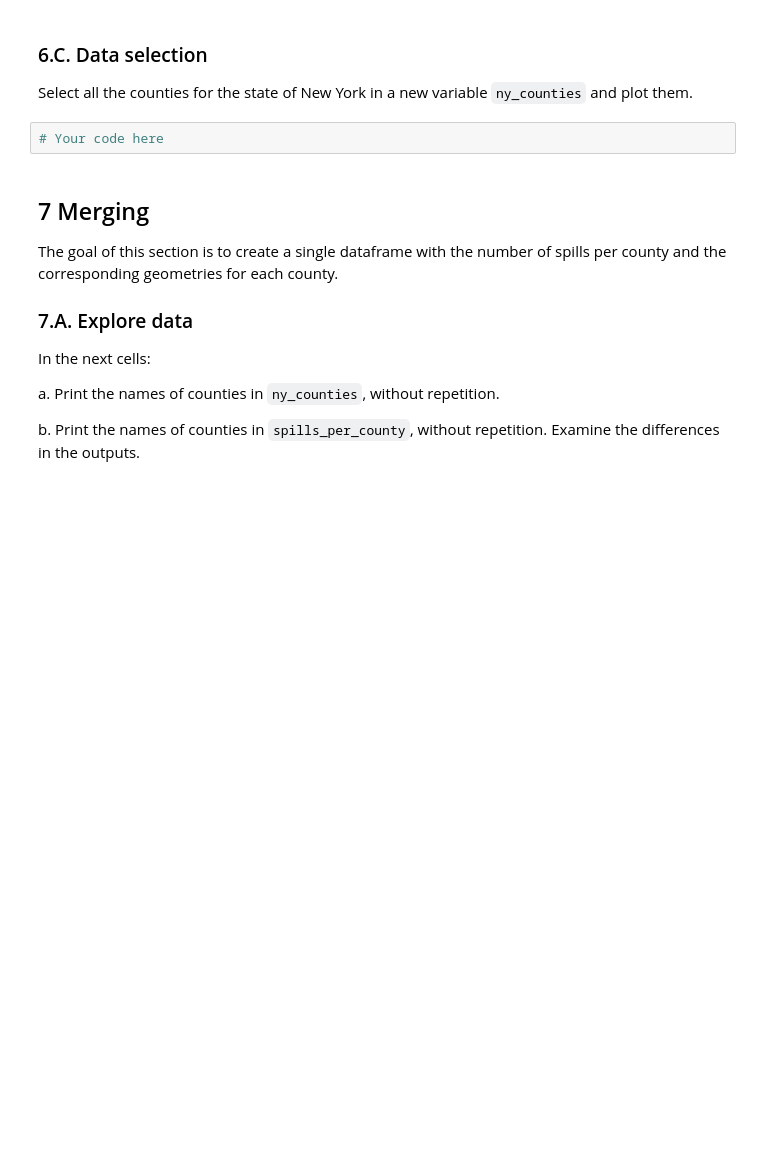
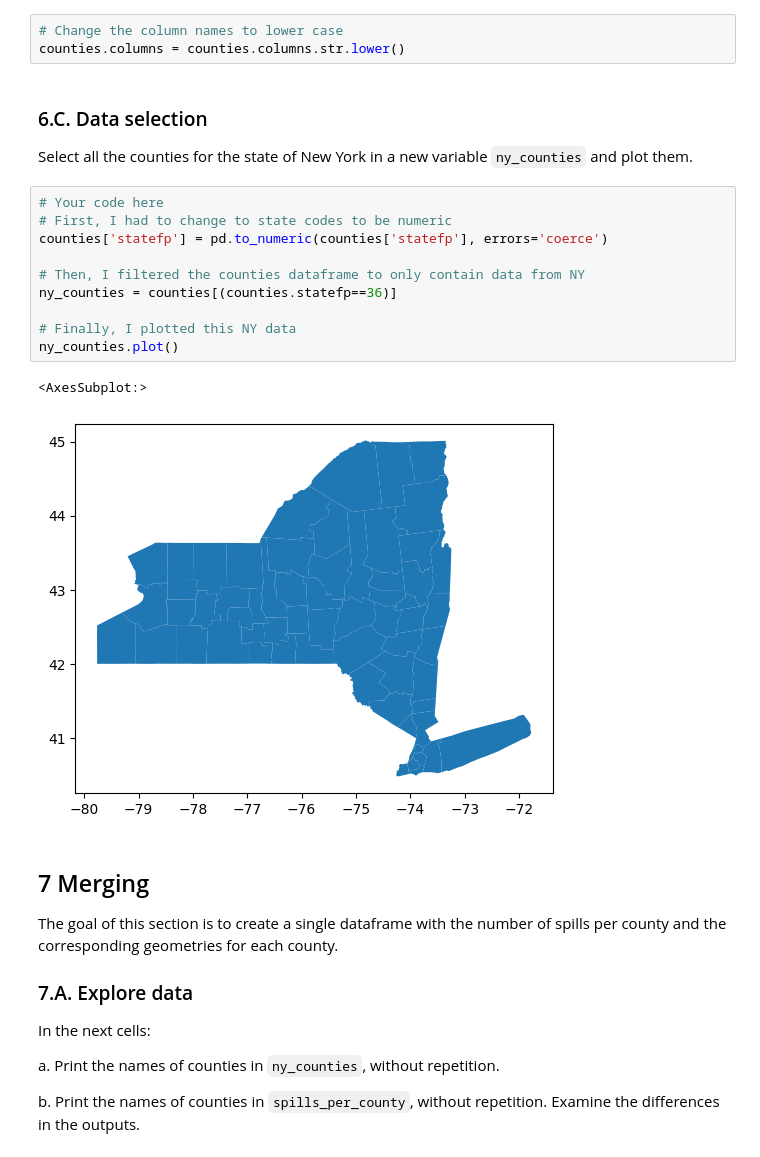
Before and after one commit to jorb1/eds220-hwk3, a Jupyter notebook: hwk3-task2-oil-spills.ipynb, the cells around one changed output. Saved outputs shown, nothing was run; the diff lists cells and outputs as text; blank space fills up the shorter version.

Commit message:
Work through problem 7, throwing some errors

```diff
--- a/hwk3-task2-oil-spills.ipynb
+++ b/hwk3-task2-oil-spills.ipynb
@@ -327,9 +379,23 @@ Simplify column names as needed.
+# %%
+# Change the column names to lower case
+counties.columns = counties.columns.str.lower()
 # %% [markdown]
 ### 6.C. Data selection
 
 Select all the counties for the state of New York in a new variable `ny_counties` and plot them.
-# %%
-# Your code here
+# %%
+# Your code here
+# First, I had to change to state codes to be numeric
+counties['statefp'] = pd.to_numeric(counties['statefp'], errors='coerce')
+
+# Then, I filtered the counties dataframe to only contain data from NY
+ny_counties = counties[(counties.statefp==36)]
+
+# Finally, I plotted this NY data
+ny_counties.plot()
+# %% [output]
+<AxesSubplot:>
+[figure, added]
 # %% [markdown]
 ## 7 Merging
 
```
Also changed, not shown: parts of 17 cells of this notebook.
